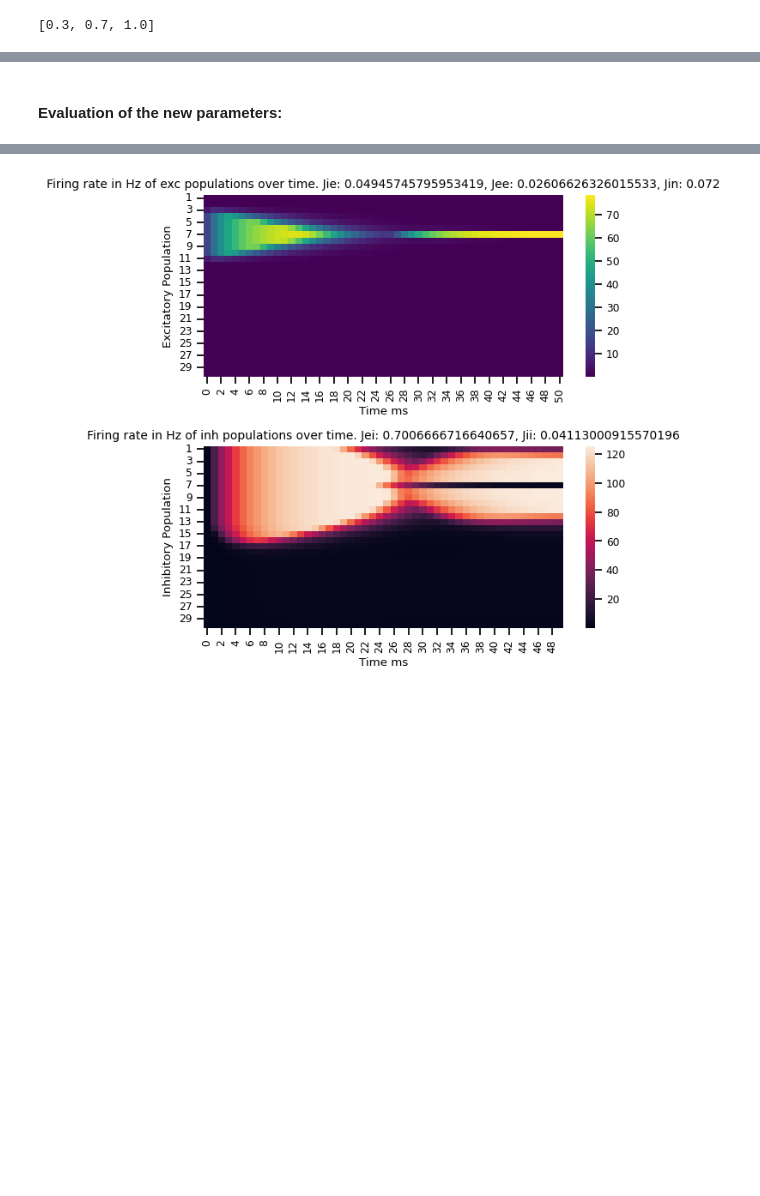
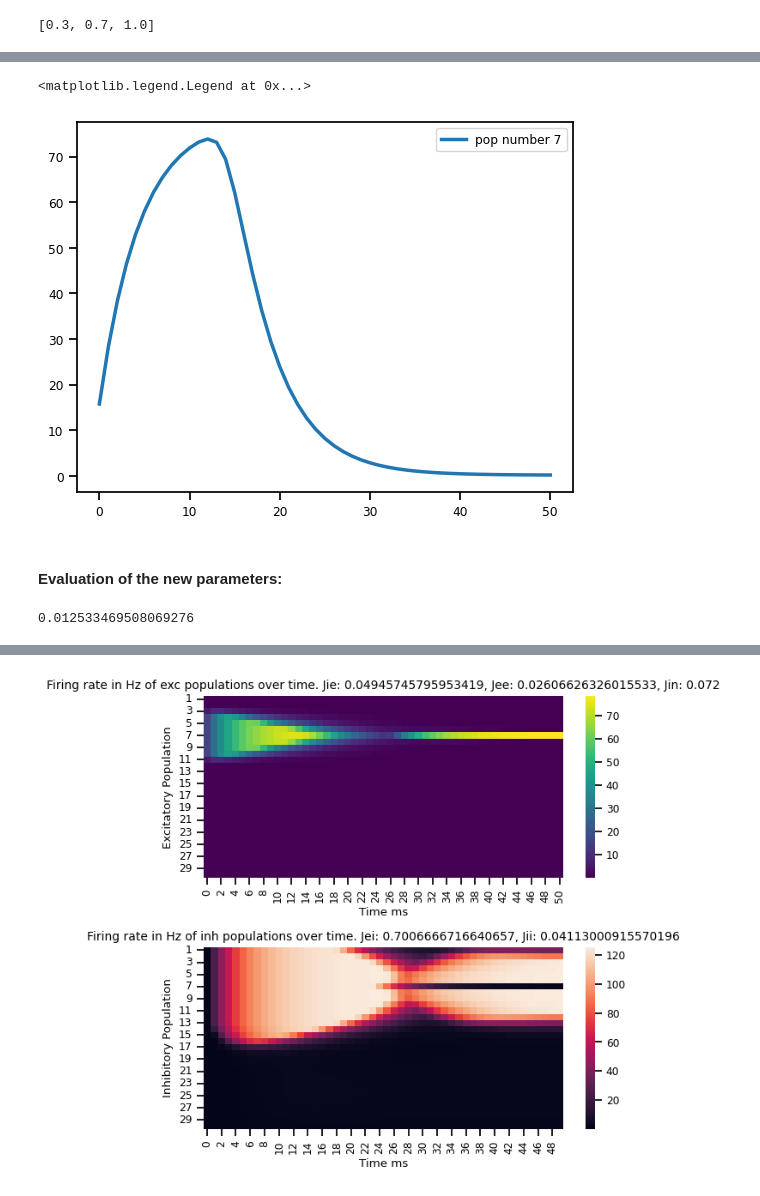
Before and after one commit to Nozasp/PredictiveCoding, a Jupyter notebook: main/Src/January/PC_January2024_6.ipynb, the cells around one changed output, grey strips where cells are left out. Saved outputs shown, nothing was run; the diff lists cells and outputs as text; code cells hidden in the pictures; blank space fills up the shorter version.

```diff
--- a/main/Src/January/PC_January2024_6.ipynb
+++ b/main/Src/January/PC_January2024_6.ipynb
@@ -895,7 +895,7 @@ def custom_loss_(Prediction, Target, derivativeE):
     loss_derivative[i] = - F.softplus(derivativeE[:,sti_idx] ).sum() + F.softplus(derivativeE[:,:sti_idx]).sum() + F.softplus(derivativeE[:,(sti_idx+1):]).sum()
   """
   loss_derivative_term = loss_derivative.mean()
-  coef_derivative = 1E-5 #1E-6 #0.00001
+  coef_derivative = 1E-6 #1E-6 #0.00001
   loss_derivative_term = coef_derivative * loss_derivative_term
 
   hyperactvity_penalty_term = hyperactvity_penalty.mean()
@@ -1071,8 +1071,8 @@ losses = torch.zeros(num_epoch)
 #criterion = torch.nn.CrossEntropyLoss()
 criterion = torch.nn.NLLLoss()
 logsoft = nn.LogSoftmax(dim=1)
-learning_rate =0.009#0.01
-early_stopper = EarlyStopper(patience=3, min_delta=2)
+learning_rate = 0.01 #0.009#0.01
+early_stopper = EarlyStopper(patience=10, min_delta=2)
 optimizer = optim.Adam(model.parameters(),lr=learning_rate)
 
 """optim.SGD(model.parameters(),
@@ -1161,3 +1167,9 @@ Epoch [6/40], Loss: 0.059415027499198914
+# %%
+plt.plot(np.arange(P[:51,:].detach().numpy().shape[0]), P[:51,7].detach().numpy(), label = "pop number 7")
+plt.legend()
+# %% [output]
+<matplotlib.legend.Legend at 0x...>
+[figure, added]
 # %% [markdown]
 #### Evaluation of the new parameters:
 # %%
@@ -1167,3 +1179,7 @@ trained_model = load_weights(newModel, "Optimized.pth")
 
 # ~~~~~~~~~~~~~~~~~~~~~~~~~~~~~~~~~~~~~~~ RUN forward pass and Print heatmap ~~~~~~~~~~~~~~~~~~~~~~~~~~~~~~~~~~~~~~~~~~~~~~~~~~~~~~~~~~
 #P_t, I_t, dP_tdt = run_model_across_batch(Input_NLLL[:,3:-3], len_sim, model)
+# %%
+truncnorm.ppf(0.01, a, b)
+# %% [output]
+0.012533469508069276
```
Also changed, not shown: parts of 3 cells of this notebook, 11 other files.
